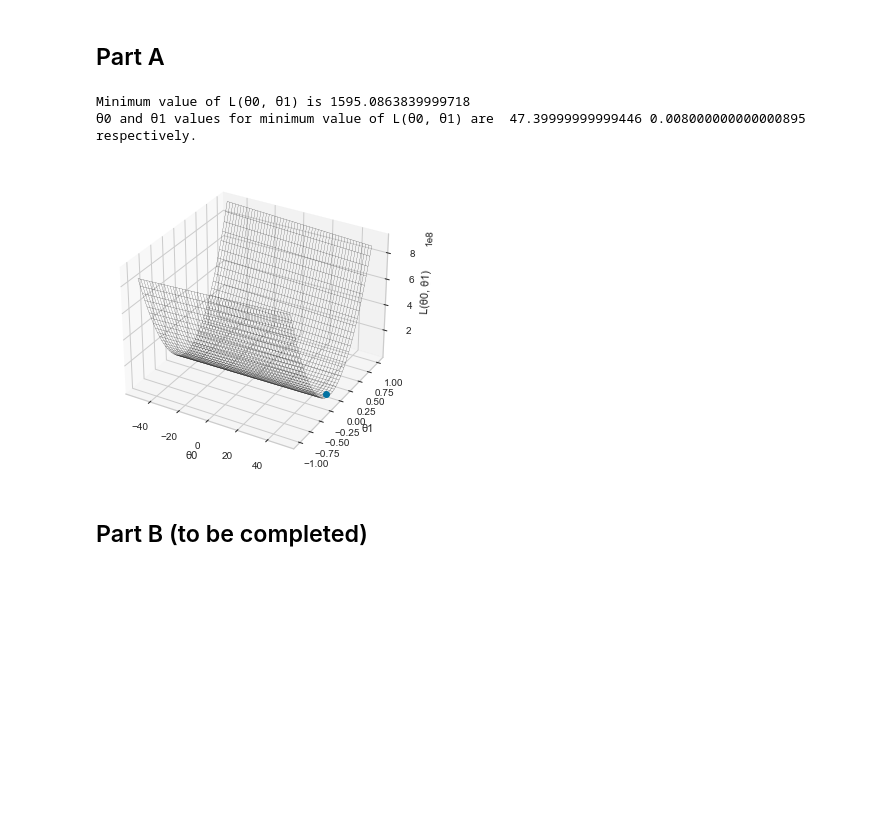
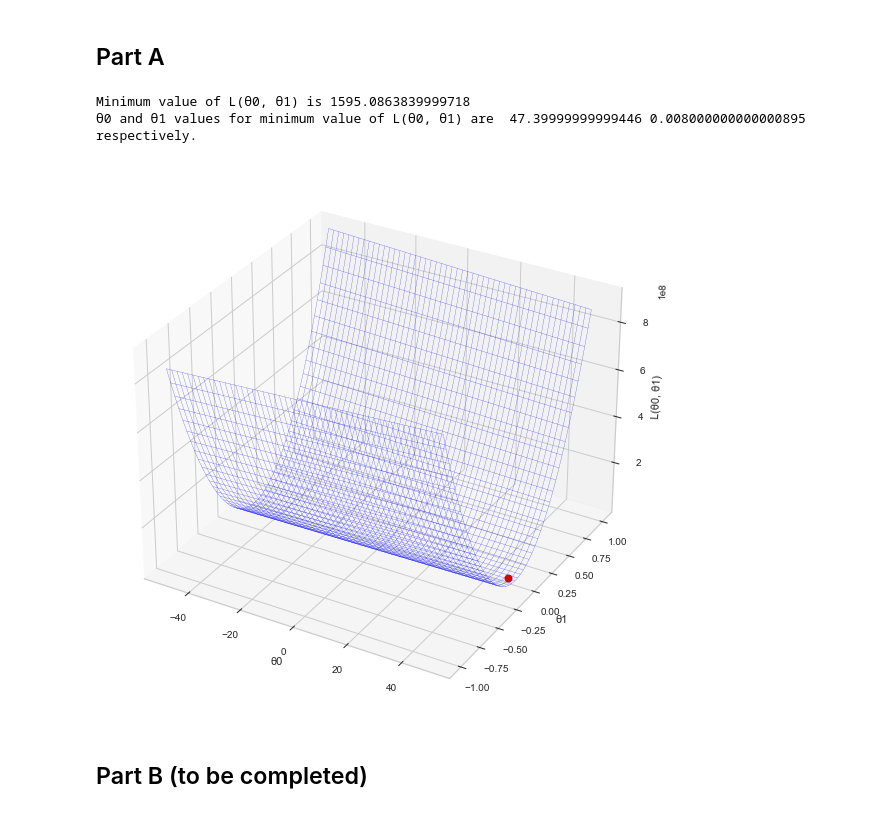
Before and after one commit to arkaprabha10/Machine-Learning, a Jupyter notebook: group28_lab1.ipynb, the cells around one changed output. Saved outputs shown, nothing was run; the diff lists cells and outputs as text; code cells hidden in the pictures; blank space fills up the shorter version.

```diff
--- a/group28_lab1.ipynb
+++ b/group28_lab1.ipynb
@@ -73,37 +75,37 @@ def L(x, y, theta0, theta1):
 
 
 theta0 = np.arange(-50,50,0.05)
 theta1 = np.arange(-1,1,0.001)
 L_theta0_theta1 = np.zeros((len(theta1),len(theta0)))
 data = pd.read_excel('data.xlsx')
 data_x = np.reshape(np.array(data.x), (-1, 1))
 data_y = np.reshape(np.array(data.y), (-1, 1))
 
 for i in range(len(theta1)):
     for j in range(len(theta0)):
         L_theta0_theta1[i][j] = L(data_x, data_y, theta0[j], theta1[i])
 
 min_L_theta0_theta1 = np.min(L_theta0_theta1)
 print('Minimum value of L(θ0, θ1) is', min_L_theta0_theta1)
 
 min_loc = np.argwhere(L_theta0_theta1 == min_L_theta0_theta1)
 print('θ0 and θ1 values for minimum value of L(θ0, θ1) are ', theta0[min_loc[0,1]], theta1[min_loc[0,0]], ' respectively.')
 
 x, y = np.meshgrid(theta0, theta1)
 z = L_theta0_theta1
 
-fig = plt.figure()
+fig = plt.figure(figsize=(10, 10))
 ax = plt.axes(projection='3d')
-ax.plot_wireframe(x, y, z, color='k', linewidth=0.2)
-ax.plot(theta0[min_loc[0,1]], theta1[min_loc[0,0]], z[min_loc[0,0],min_loc[0,1]], 'bo')
+ax.plot_wireframe(x, y, z, color='blue', linewidth=0.2)
+ax.plot(theta0[min_loc[0,1]], theta1[min_loc[0,0]], z[min_loc[0,0],min_loc[0,1]], 'ro', markersize = 8)
 ax.set_xlabel('θ0')
 ax.set_ylabel('θ1')
 ax.set_zlabel('L(θ0, θ1)')
 plt.show()
 # %% [output]
 Minimum value of L(θ0, θ1) is 1595.0863839999718
 θ0 and θ1 values for minimum value of L(θ0, θ1) are  47.39999999999446 0.008000000000000895  respectively.
-[figure, old version]
+[figure, new version]
 # %% [markdown]
 ## Part B (to be completed)
 # %%
```
Also changed, not shown: parts of 3 cells of this notebook.
